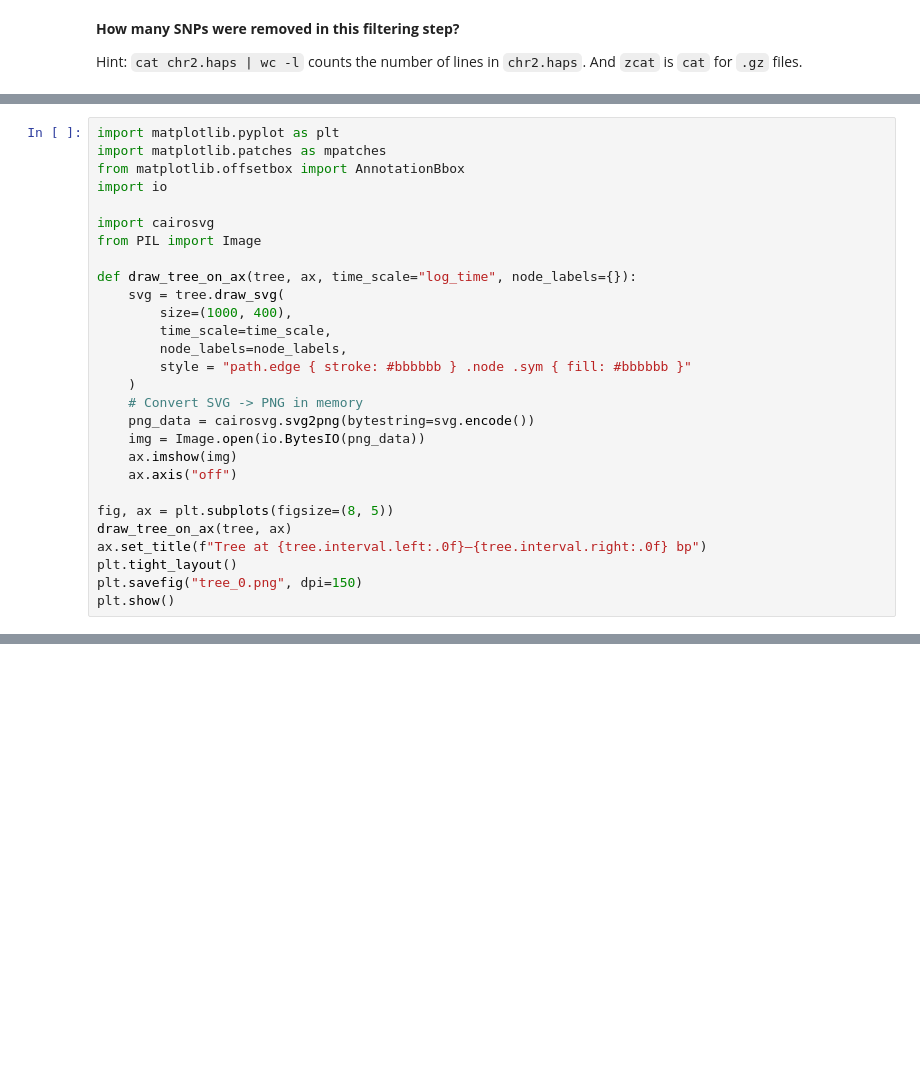
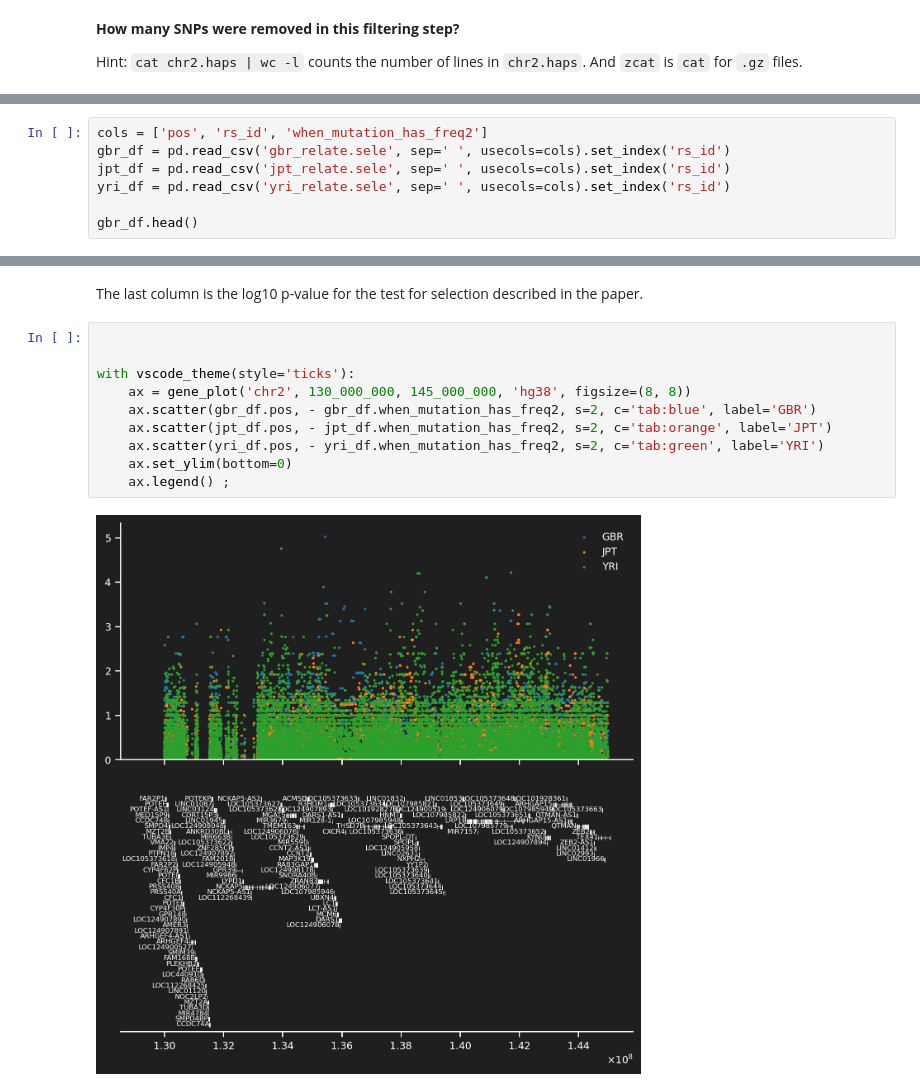
Before and after one commit to munch-group/relate-tree-exercise, a Jupyter notebook: notebook.ipynb, the cells around one changed output, grey strips where cells are left out. Cells and saved outputs as stored; diff of their text form; blank space fills up the shorter version.

```diff
--- a/notebook.ipynb
+++ b/notebook.ipynb
@@ -142,28 +76,0 @@ Here are some ways to visualize trees. You can plot them with matplotlib (good w
-# %%
-import matplotlib.pyplot as plt
-import matplotlib.patches as mpatches
-from matplotlib.offsetbox import AnnotationBbox
-import io
-
-import cairosvg
-from PIL import Image
-
-def draw_tree_on_ax(tree, ax, time_scale="log_time", node_labels={}):
-    svg = tree.draw_svg(
-        size=(1000, 400),
-        time_scale=time_scale,
-        node_labels=node_labels,
-        style = "path.edge { stroke: #bbbbbb } .node .sym { fill: #bbbbbb }"
-    )
-    # Convert SVG -> PNG in memory
-    png_data = cairosvg.svg2png(bytestring=svg.encode())
-    img = Image.open(io.BytesIO(png_data))
-    ax.imshow(img)
-    ax.axis("off")
-
-fig, ax = plt.subplots(figsize=(8, 5))
-draw_tree_on_ax(tree, ax)
-ax.set_title(f"Tree at {tree.interval.left:.0f}–{tree.interval.right:.0f} bp")
-plt.tight_layout()
-plt.savefig("tree_0.png", dpi=150)
-plt.show()
@@ -218,0 +127,7 @@ display(HTML("<div>" + "".join(svgs) + "</div>"))
+# %%
+cols = ['pos', 'rs_id', 'when_mutation_has_freq2']
+gbr_df = pd.read_csv('gbr_relate.sele', sep=' ', usecols=cols).set_index('rs_id')
+jpt_df = pd.read_csv('jpt_relate.sele', sep=' ', usecols=cols).set_index('rs_id')
+yri_df = pd.read_csv('yri_relate.sele', sep=' ', usecols=cols).set_index('rs_id')
+
+gbr_df.head()
@@ -218,0 +142,14 @@ display(HTML("<div>" + "".join(svgs) + "</div>"))
+# %% [markdown]
+The last column is the log10 p-value for the test for selection described in the paper.
+# %%
+
+
+with vscode_theme(style='ticks'):
+    ax = gene_plot('chr2', 130_000_000, 145_000_000, 'hg38', figsize=(8, 8))
+    ax.scatter(gbr_df.pos, - gbr_df.when_mutation_has_freq2, s=2, c='tab:blue', label='GBR')
+    ax.scatter(jpt_df.pos, - jpt_df.when_mutation_has_freq2, s=2, c='tab:orange', label='JPT')
+    ax.scatter(yri_df.pos, - yri_df.when_mutation_has_freq2, s=2, c='tab:green', label='YRI')
+    ax.set_ylim(bottom=0)
+    ax.legend() ;
+# %% [output]
+[figure, added]
```
Also changed, not shown: parts of 79 cells of this notebook, 3 other files.
